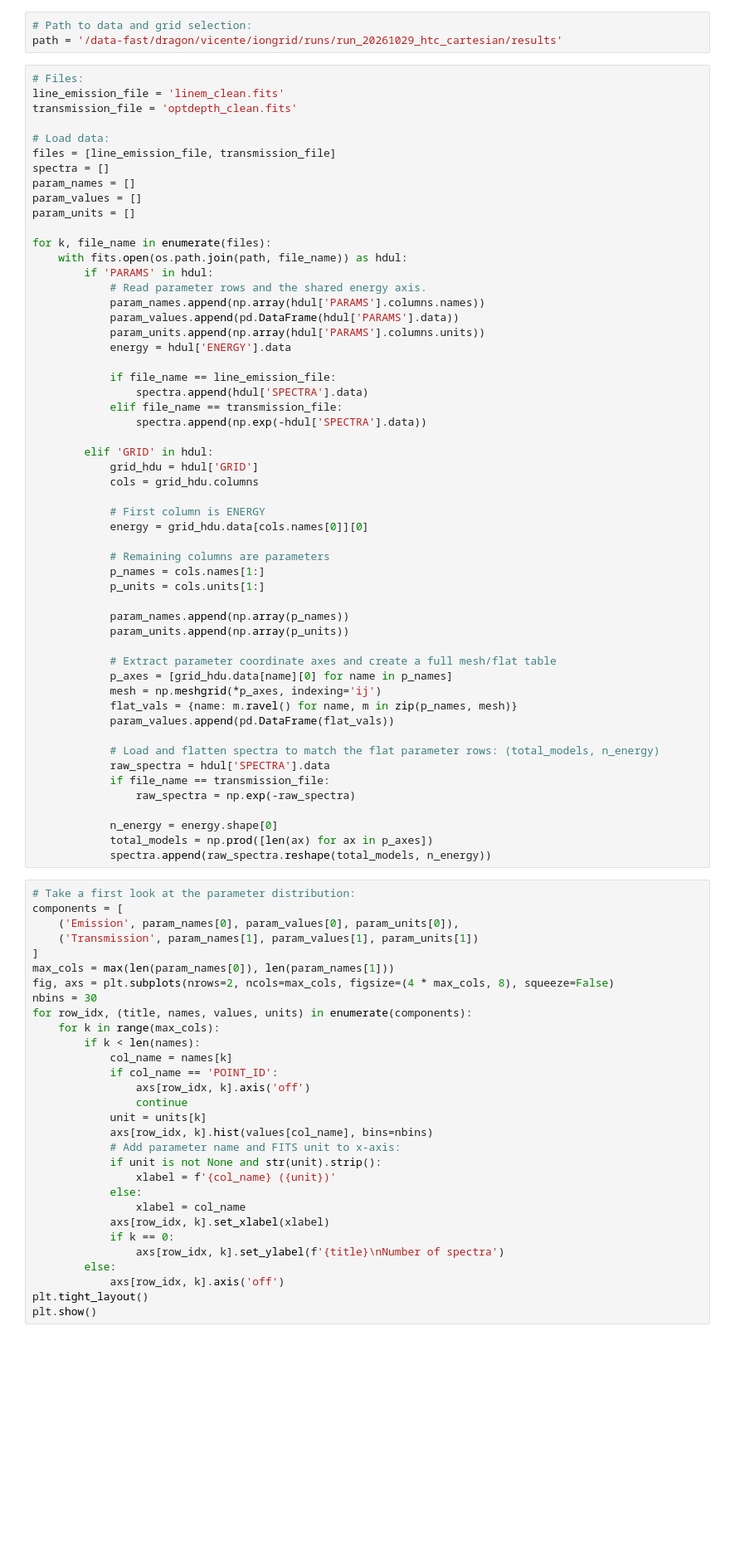
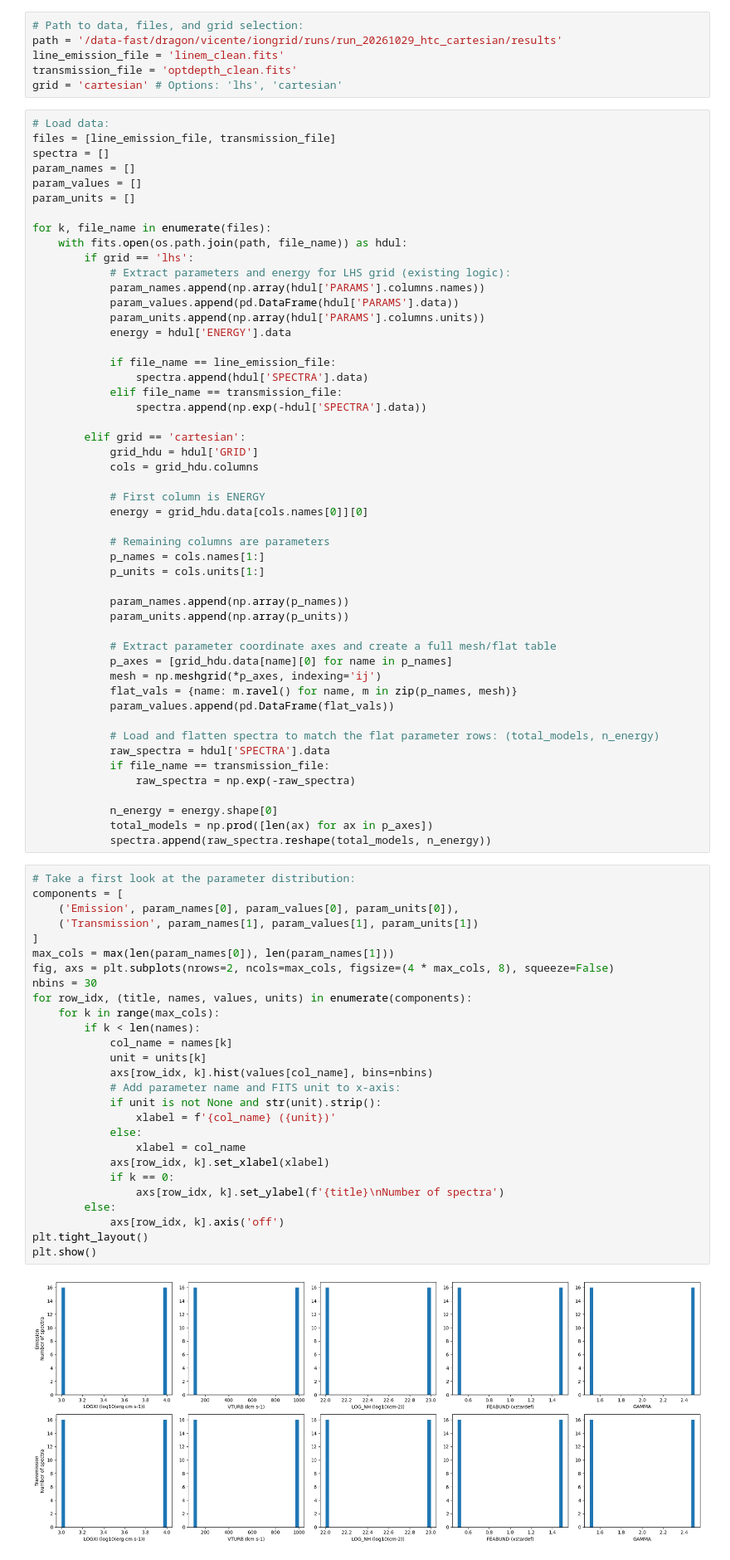
Before and after one commit to pier-astro/iongrid, a Jupyter notebook: visualization/check_xstar_stacked_flux_spec.ipynb, the cells around one changed output. Shown at 83% size. Cells and saved outputs as stored; diff of their text form; blank space fills up the shorter version.

Commit message:
Notebooks for visualization; to be updated

```diff
--- a/visualization/check_xstar_stacked_flux_spec.ipynb
+++ b/visualization/check_xstar_stacked_flux_spec.ipynb
@@ -9,13 +9,12 @@ import random
 import ipywidgets as widgets
 from IPython.display import display
 # %%
-# Path to data and grid selection:
+# Path to data, files, and grid selection:
 path = '/data-fast/dragon/vicente/iongrid/runs/run_20261029_htc_cartesian/results'
+line_emission_file = 'linem_clean.fits'
+transmission_file = 'optdepth_clean.fits'
+grid = 'cartesian' # Options: 'lhs', 'cartesian'
 # %%
-# Files:
-line_emission_file = 'linem_clean.fits'
-transmission_file = 'optdepth_clean.fits'
-
 # Load data:
 files = [line_emission_file, transmission_file]
 spectra = []
@@ -25,8 +24,8 @@ param_units = []
 
 for k, file_name in enumerate(files):
     with fits.open(os.path.join(path, file_name)) as hdul:
-        if 'PARAMS' in hdul:
-            # Read parameter rows and the shared energy axis.
+        if grid == 'lhs':
+            # Extract parameters and energy for LHS grid (existing logic):
             param_names.append(np.array(hdul['PARAMS'].columns.names))
             param_values.append(pd.DataFrame(hdul['PARAMS'].data))
             param_units.append(np.array(hdul['PARAMS'].columns.units))
@@ -37,7 +36,7 @@ for k, file_name in enumerate(files):
             elif file_name == transmission_file:
                 spectra.append(np.exp(-hdul['SPECTRA'].data))
 
-        elif 'GRID' in hdul:
+        elif grid == 'cartesian':
             grid_hdu = hdul['GRID']
             cols = grid_hdu.columns
 
@@ -68,33 +67,32 @@ for k, file_name in enumerate(files):
 # %%
 # Take a first look at the parameter distribution:
 components = [
     ('Emission', param_names[0], param_values[0], param_units[0]),
     ('Transmission', param_names[1], param_values[1], param_units[1])
 ]
 max_cols = max(len(param_names[0]), len(param_names[1]))
 fig, axs = plt.subplots(nrows=2, ncols=max_cols, figsize=(4 * max_cols, 8), squeeze=False)
 nbins = 30
 for row_idx, (title, names, values, units) in enumerate(components):
     for k in range(max_cols):
         if k < len(names):
             col_name = names[k]
-            if col_name == 'POINT_ID':
-                axs[row_idx, k].axis('off')
-                continue
             unit = units[k]
             axs[row_idx, k].hist(values[col_name], bins=nbins)
             # Add parameter name and FITS unit to x-axis:
             if unit is not None and str(unit).strip():
                 xlabel = f'{col_name} ({unit})'
             else:
                 xlabel = col_name
             axs[row_idx, k].set_xlabel(xlabel)
             if k == 0:
                 axs[row_idx, k].set_ylabel(f'{title}\nNumber of spectra')
         else:
             axs[row_idx, k].axis('off')
 plt.tight_layout()
 plt.show()
+# %% [output]
+[figure, added]
 # %%
 # Take a first look at the energy array:
 plt.plot(np.linspace(0, len(energy) - 1, len(energy)), energy)
```
Also changed, not shown: parts of 7 cells of this notebook, 2 other files.
